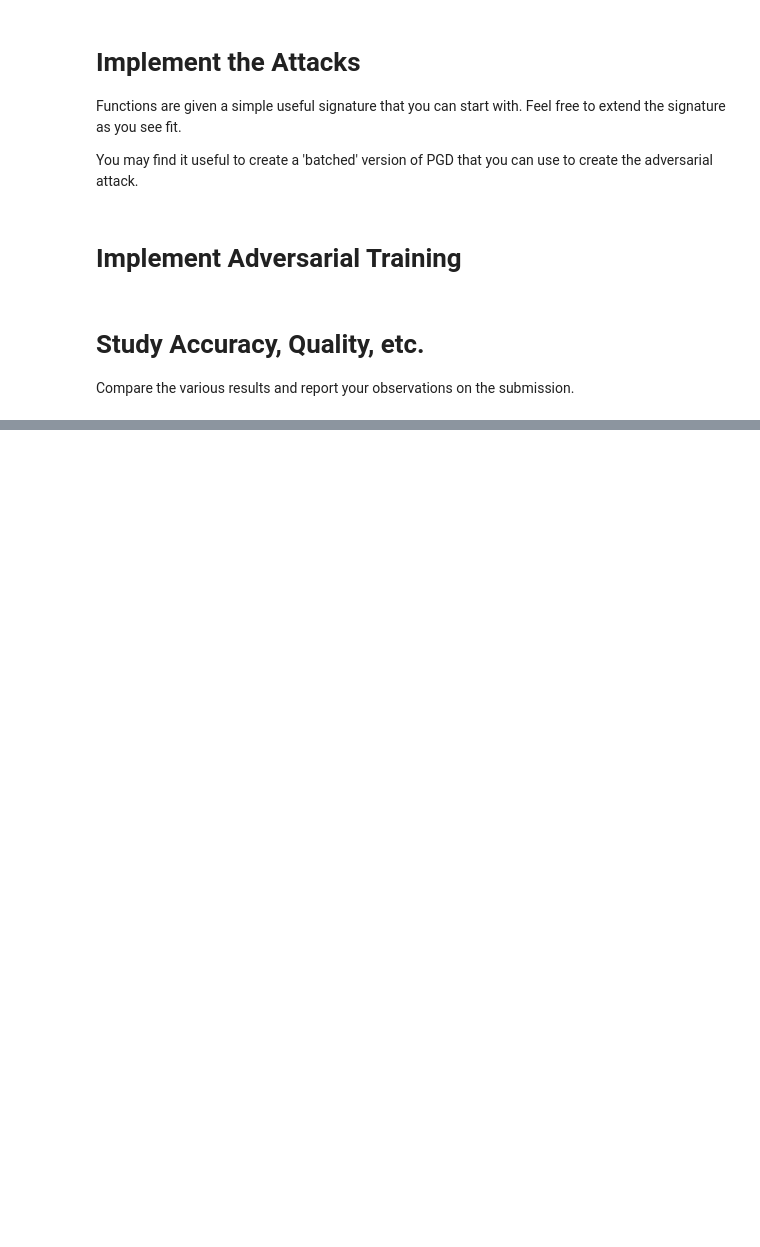
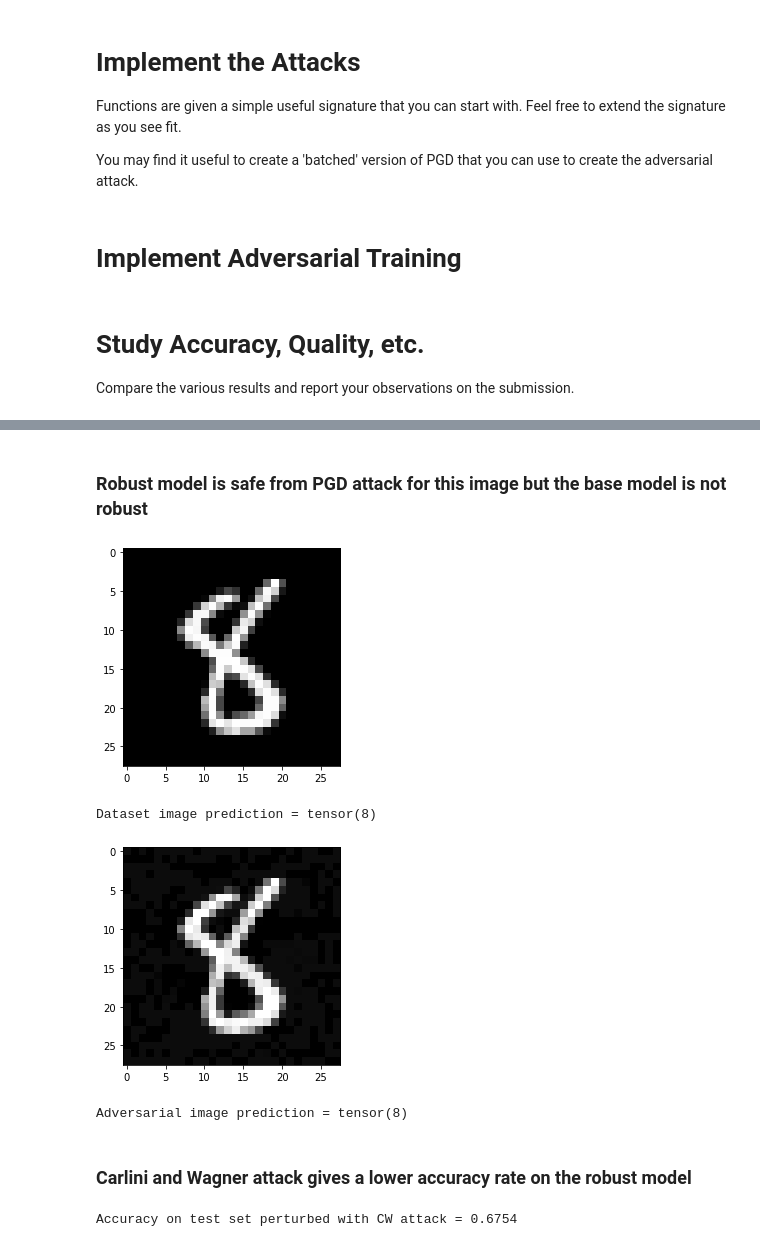
Before and after one commit to amansingh-13/Notes, a Jupyter notebook: hw2/adversarial_training.ipynb, the cells around one changed output, grey strips where cells are left out. Drawn from its saved outputs; the diff is of its cells as text; code cells hidden in the pictures; blank space fills up the shorter version.

```diff
--- a/hw2/adversarial_training.ipynb
+++ b/hw2/adversarial_training.ipynb
@@ -129,0 +219,5 @@ Compare the various results and report your observations on the submission.
+# %%
+robust_model = nn.Sequential(Normalize(), Net())
+robust_model = robust_model.to(device)
+robust_model.train()
+train_model(robust_model, 20, True)
@@ -129,0 +277,11 @@ Compare the various results and report your observations on the submission.
+# %% [markdown]
+### Robust model is safe from PGD attack for this image but the base model is not robust
+# %%
+show(robust_model, *test_dataset[344])
+# %% [output]
+[figure, added]
+Dataset image prediction = tensor(8)
+[figure, added]
+Adversarial image prediction = tensor(8)
+# %% [markdown]
+### Carlini and Wagner attack gives a lower accuracy rate on the robust model
@@ -129,0 +309,5 @@ Compare the various results and report your observations on the submission.
+# %%
+cw_acc = get_accuracy(robust_model, carlini_wagner(robust_model, test_loader, 0.05, 0.001, 100))
+print("Accuracy on test set perturbed with CW attack =", cw_acc)
+# %% [output]
+Accuracy on test set perturbed with CW attack = 0.6754
```
Also changed, not shown: parts of 16 cells of this notebook.
